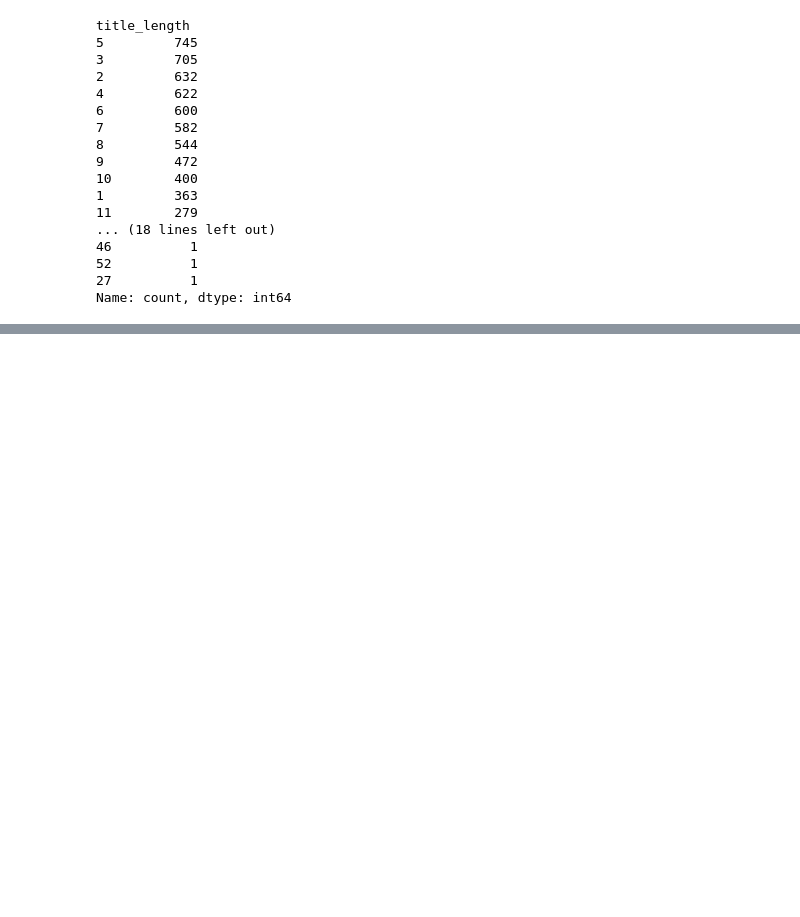
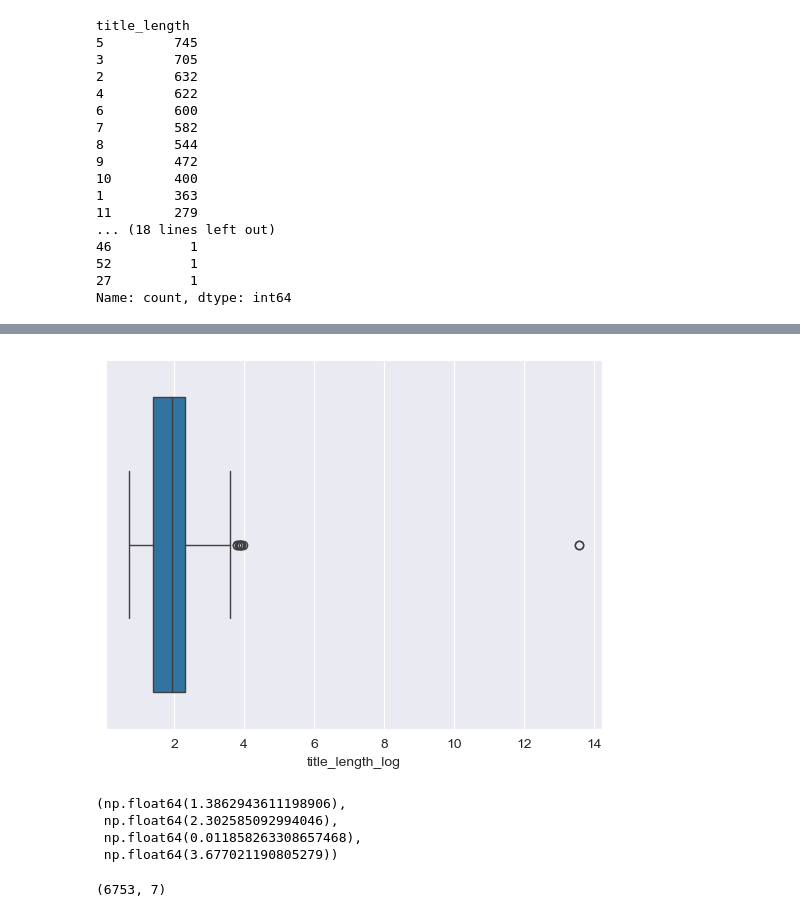
Before and after one commit to JingwenJennyLU/macs-thesis, a Jupyter notebook: draft.ipynb, the cells around one changed output, grey strips where cells are left out. Cells and saved outputs as stored; diff of their text form; code cells hidden in the pictures; blank space fills up the shorter version.

```diff
--- a/draft.ipynb
+++ b/draft.ipynb
@@ -419,0 +445,20 @@ Name: count, dtype: int64
+# %%
+# use boxplot to check whether there are outliers
+draw_boxplot('title_length_log', df)
+# %% [output]
+[figure, added]
+# %%
+# Calculate the statistics in order to get rid of outliers.
+Q1, Q3, lower_thresh, upper_thresh = calculate_quatile('title_length_log',df)
+Q1, Q3, lower_thresh, upper_thresh
+# %% [output]
+(np.float64(1.3862943611198906),
+ np.float64(2.302585092994046),
+ np.float64(0.011858263308657468),
+ np.float64(3.677021190805279))
+# %%
+# Based on the calculation, remove samples that have current feature out of the
+# upper and lower thresholds.
+remove_quatile_outliers('title_length_log', upper_thresh, lower_thresh, df)
+# %% [output]
+(6753, 7)
```
Also changed, not shown: parts of 27 cells of this notebook.
